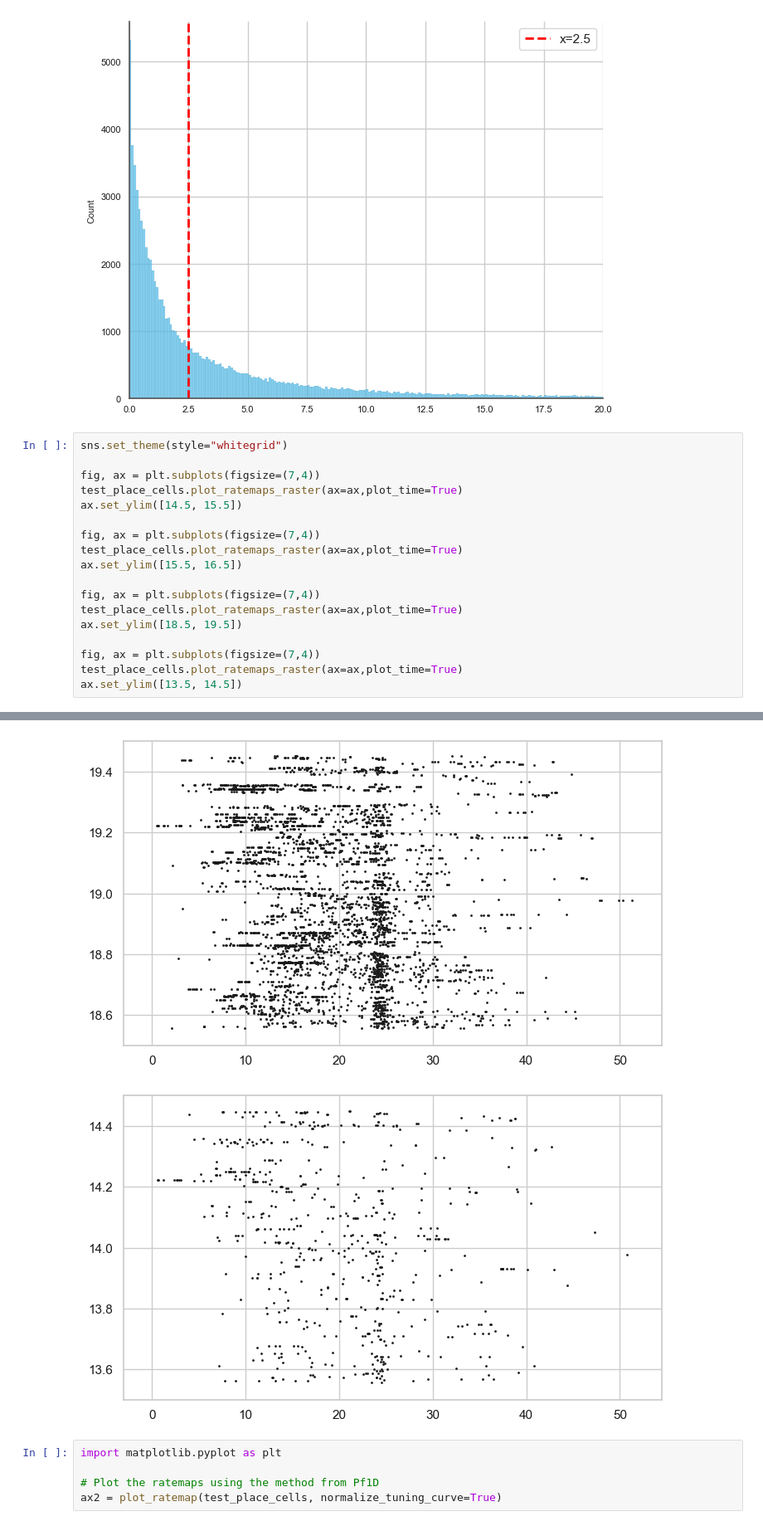
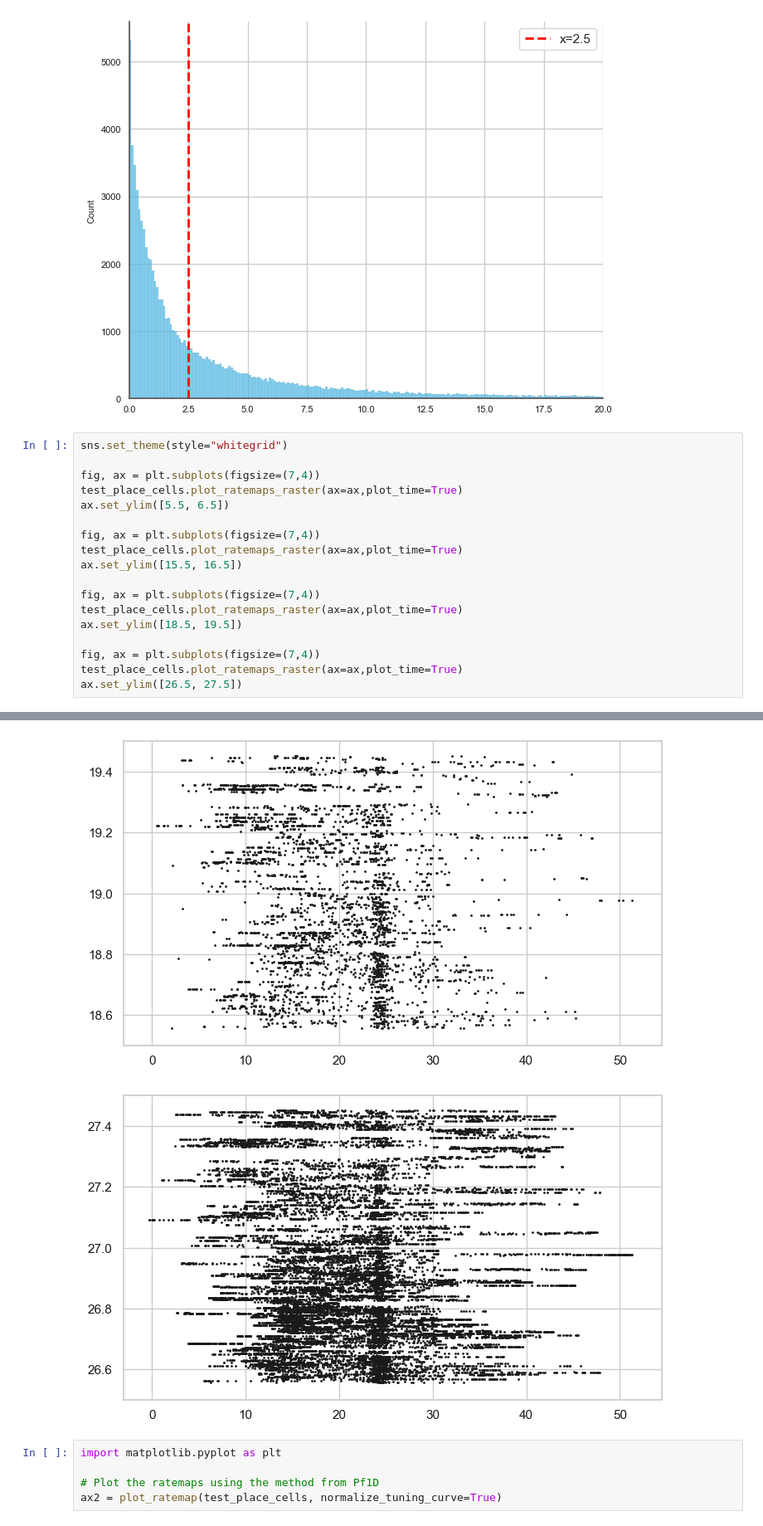
Before and after one commit to kimqi/PlaceCellDisruption, a Jupyter notebook: Analyses/Stb_LeMans_Alignment_PFs.ipynb, the cells around one changed output, grey strips where cells are left out. Shown at 83% size. Saved outputs shown, nothing was run; the diff lists cells and outputs as text.

```diff
--- a/Analyses/Stb_LeMans_Alignment_PFs.ipynb
+++ b/Analyses/Stb_LeMans_Alignment_PFs.ipynb
@@ -227,7 +227,7 @@ sns.set_theme(style="whitegrid")
 
 fig, ax = plt.subplots(figsize=(7,4))
 test_place_cells.plot_ratemaps_raster(ax=ax,plot_time=True)
-ax.set_ylim([14.5, 15.5])
+ax.set_ylim([5.5, 6.5])
 
 fig, ax = plt.subplots(figsize=(7,4))
 test_place_cells.plot_ratemaps_raster(ax=ax,plot_time=True)
@@ -239,5 +239,5 @@ ax.set_ylim([18.5, 19.5])
 
 fig, ax = plt.subplots(figsize=(7,4))
 test_place_cells.plot_ratemaps_raster(ax=ax,plot_time=True)
-ax.set_ylim([13.5, 14.5])
+ax.set_ylim([26.5, 27.5])
 # %% [output]
@@ -246,6 +246,6 @@ ax.set_ylim([13.5, 14.5])
 [figure]
 [figure]
-[figure, old version]
+[figure, new version]
 # %%
 import matplotlib.pyplot as plt
 
```
Also changed, not shown: parts of 4 cells of this notebook.
